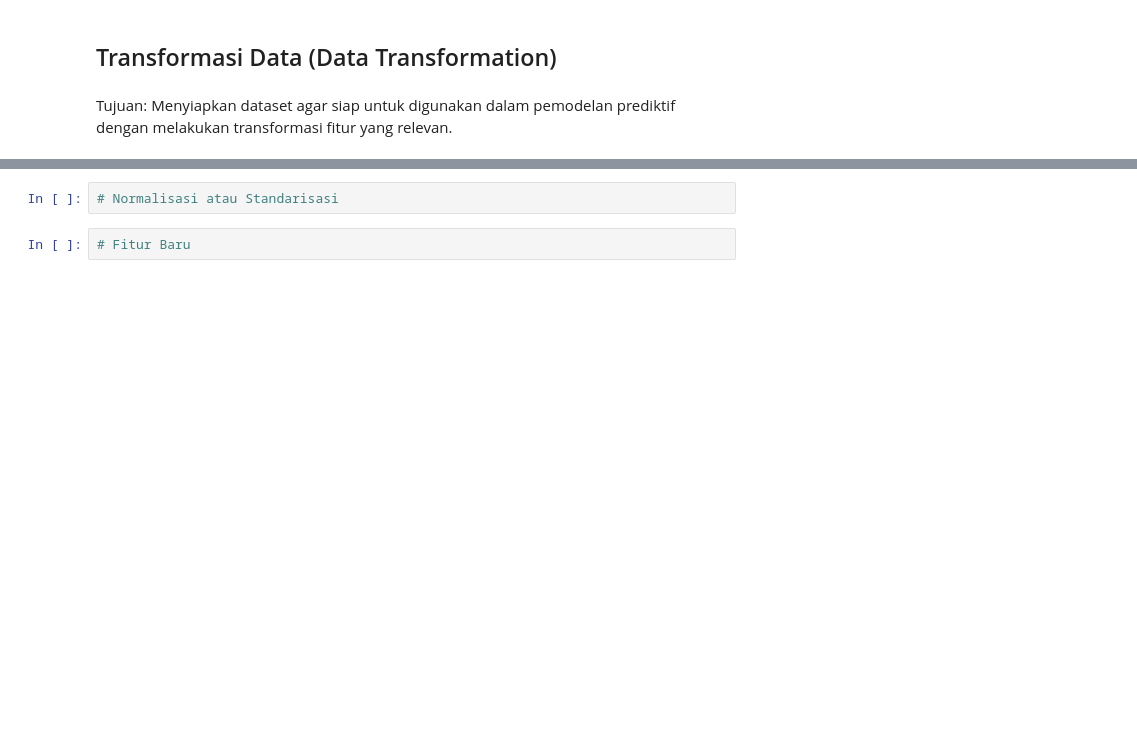
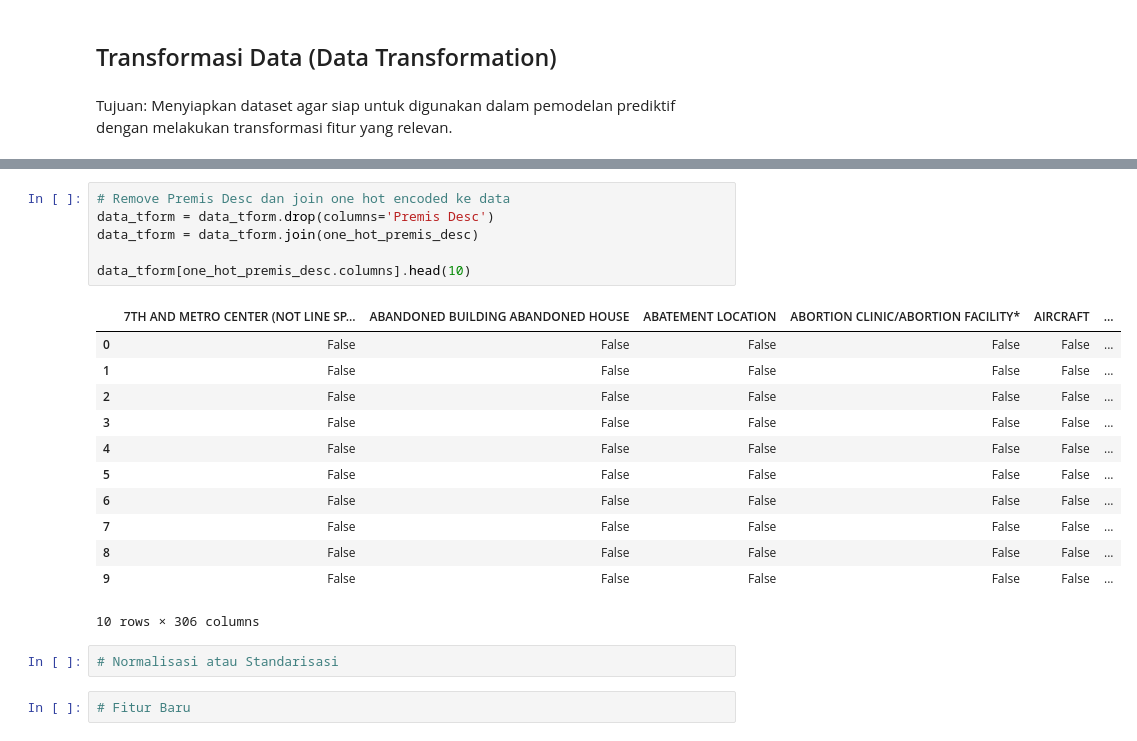
Before and after one commit to jasmrntha/tgp1-pap-c, a Jupyter notebook: Eksplorasi dan Prapemrosesan Data.ipynb, the cells around one changed output, grey strips where cells are left out. Cells and saved outputs as stored; diff of their text form; blank space fills up the shorter version.

```diff
--- a/Eksplorasi dan Prapemrosesan Data.ipynb
+++ b/Eksplorasi dan Prapemrosesan Data.ipynb
@@ -199,3 +300,22 @@ data.head()
+# %%
+# Remove Premis Desc dan join one hot encoded ke data
+data_tform = data_tform.drop(columns='Premis Desc')
+data_tform = data_tform.join(one_hot_premis_desc)
+
+data_tform[one_hot_premis_desc.columns].head(10)
+# %% [output]
+|  | 7TH AND METRO CENTER (NOT LINE SP... | ABANDONED BUILDING ABANDONED HOUSE | ABATEMENT LOCATION | ABORTION CLINIC/ABORTION FACILITY* | AIRCRAFT | ... |
+| 0 | False | False | False | False | False | ... |
+| 1 | False | False | False | False | False | ... |
+| 2 | False | False | False | False | False | ... |
+| 3 | False | False | False | False | False | ... |
+| 4 | False | False | False | False | False | ... |
+| 5 | False | False | False | False | False | ... |
+| 6 | False | False | False | False | False | ... |
+| 7 | False | False | False | False | False | ... |
+| 8 | False | False | False | False | False | ... |
+| 9 | False | False | False | False | False | ... |
+10 rows × 306 columns
 # %%
 # Normalisasi atau Standarisasi
 # %%
```
Also changed, not shown: parts of 11 cells of this notebook.
